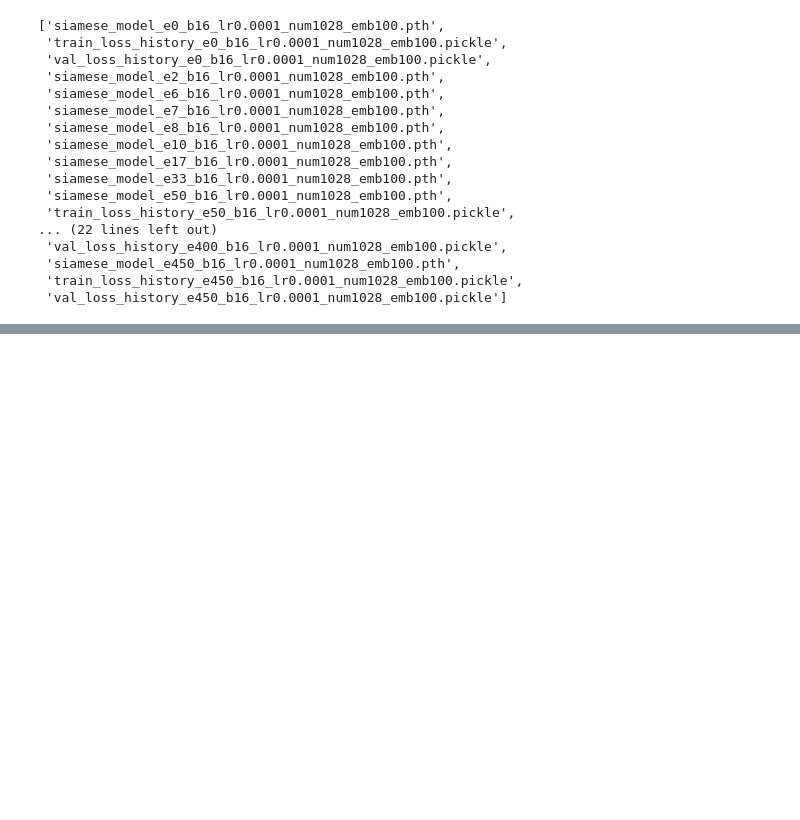
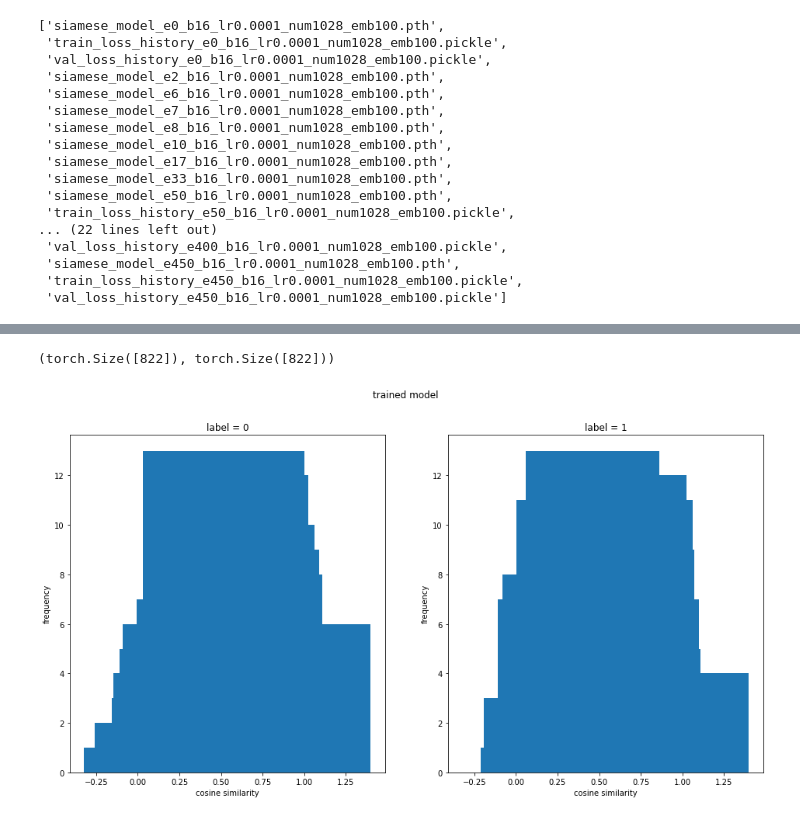
Before and after one commit to rchllllll/cp5105-capstone-proj, a Jupyter notebook: visualisation.ipynb, the cells around one changed output, grey strips where cells are left out. Saved outputs shown, nothing was run; the diff lists cells and outputs as text; code cells hidden in the pictures; blank space fills up the shorter version.

```diff
--- a/visualisation.ipynb
+++ b/visualisation.ipynb
@@ -83,0 +192,37 @@ plt.show()
+# %%
+# looking into cosine similiarity
+cosine_sim = F.cosine_similarity(torch.from_numpy(np.array(img0_l)), torch.from_numpy(np.array(img1_l)))
+b_cosine_sim = F.cosine_similarity(torch.from_numpy(np.array(b_img0_l)), torch.from_numpy(np.array(b_img1_l)))
+
+cosine_sim.shape, b_cosine_sim.shape
+# %% [output]
+(torch.Size([822]), torch.Size([822]))
+# %%
+min_x = torch.min(cosine_sim)
+max_x = torch.max(cosine_sim)
+b_min_x = torch.min(b_cosine_sim)
+b_max_x = torch.max(b_cosine_sim)
+# %%
+fig, ax = plt.subplots(1,2)
+fig.set_figheight(8)
+fig.set_figwidth(16)
+
+bins = 100
+x = range(bins)
+
+torchhist = torch.histogram(input=cosine_sim[indices], bins=bins, range=(min_x.item(), max_x.item()))
+ax[0].bar(torchhist.bin_edges[1:], torchhist.hist, align='center')
+ax[0].set_xlabel('cosine similarity')
+ax[0].set_ylabel('frequency')
+ax[0].set_title('label = 0')
+
+torchhist = torch.histogram(input=cosine_sim[~indices], bins=bins, range=(min_x.item(), max_x.item()))
+ax[1].bar(torchhist.bin_edges[1:], torchhist.hist, align='center')
+ax[1].set_xlabel('cosine similarity')
+ax[1].set_ylabel('frequency')
+ax[1].set_title('label = 1')
+
+plt.suptitle('trained model')
+plt.show()
+# %% [output]
+[figure, added]
```
Also changed, not shown: parts of 18 cells of this notebook.
